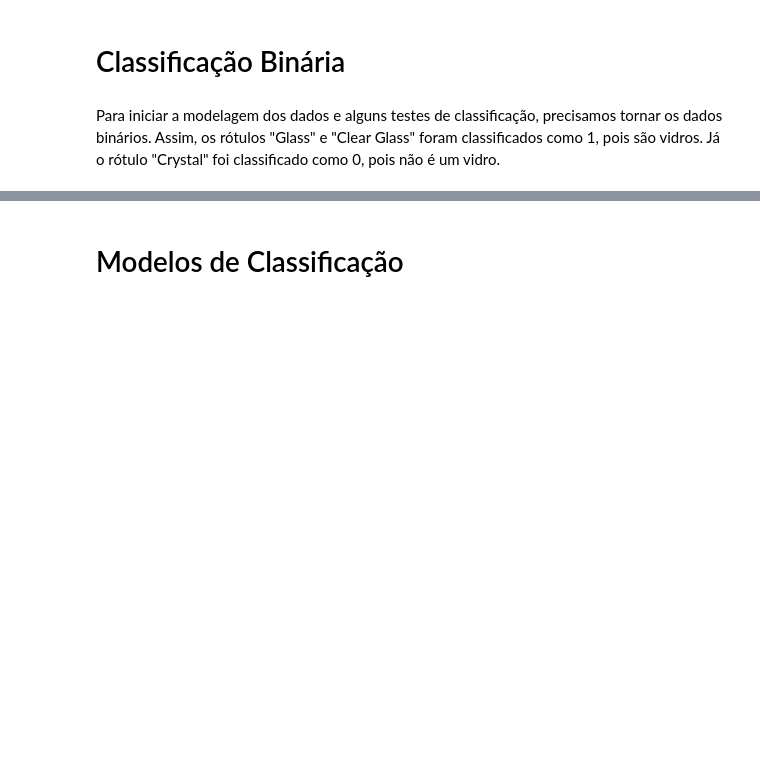
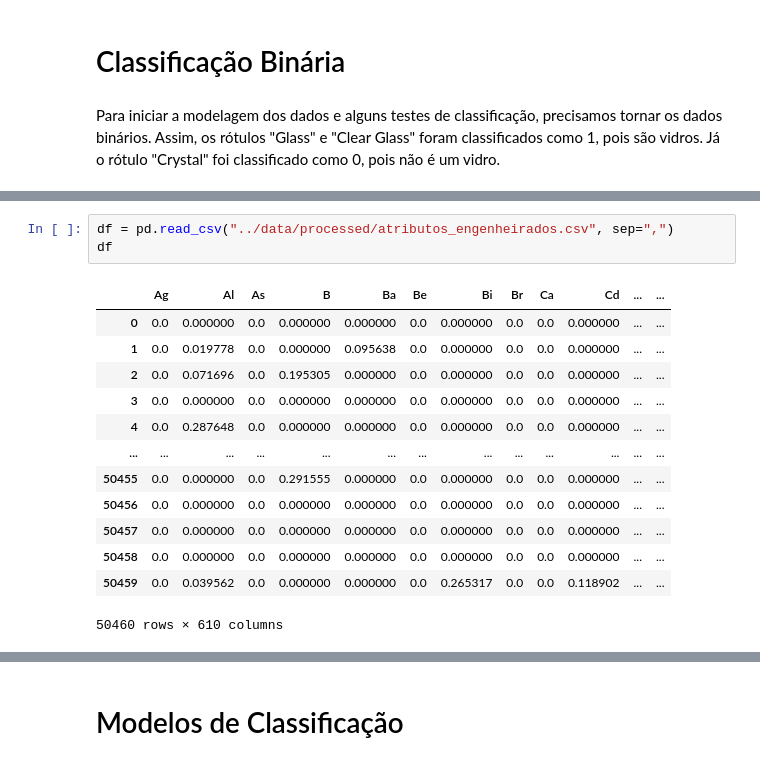
Before and after one commit to drcassar/gfa-models, a Jupyter notebook: notebooks/1.0-acbl-classificadores.ipynb, the cells around one changed output, grey strips where cells are left out. Saved outputs shown, nothing was run; the diff lists cells and outputs as text; blank space fills up the shorter version.

```diff
--- a/notebooks/1.0-acbl-classificadores.ipynb
+++ b/notebooks/1.0-acbl-classificadores.ipynb
@@ -46,0 +45,17 @@ df['Classificacao'] = classifications
+# %%
+df = pd.read_csv("../data/processed/atributos_engenheirados.csv", sep=",")
+df
+# %% [output]
+|  | Ag | Al | As | B | Ba | Be | Bi | Br | Ca | Cd | ... | ... |
+| 0 | 0.0 | 0.000000 | 0.0 | 0.000000 | 0.000000 | 0.0 | 0.000000 | 0.0 | 0.0 | 0.000000 | ... | ... |
+| 1 | 0.0 | 0.019778 | 0.0 | 0.000000 | 0.095638 | 0.0 | 0.000000 | 0.0 | 0.0 | 0.000000 | ... | ... |
+| 2 | 0.0 | 0.071696 | 0.0 | 0.195305 | 0.000000 | 0.0 | 0.000000 | 0.0 | 0.0 | 0.000000 | ... | ... |
+| 3 | 0.0 | 0.000000 | 0.0 | 0.000000 | 0.000000 | 0.0 | 0.000000 | 0.0 | 0.0 | 0.000000 | ... | ... |
+| 4 | 0.0 | 0.287648 | 0.0 | 0.000000 | 0.000000 | 0.0 | 0.000000 | 0.0 | 0.0 | 0.000000 | ... | ... |
+| ... | ... | ... | ... | ... | ... | ... | ... | ... | ... | ... | ... | ... |
+| 50455 | 0.0 | 0.000000 | 0.0 | 0.291555 | 0.000000 | 0.0 | 0.000000 | 0.0 | 0.0 | 0.000000 | ... | ... |
+| 50456 | 0.0 | 0.000000 | 0.0 | 0.000000 | 0.000000 | 0.0 | 0.000000 | 0.0 | 0.0 | 0.000000 | ... | ... |
+| 50457 | 0.0 | 0.000000 | 0.0 | 0.000000 | 0.000000 | 0.0 | 0.000000 | 0.0 | 0.0 | 0.000000 | ... | ... |
+| 50458 | 0.0 | 0.000000 | 0.0 | 0.000000 | 0.000000 | 0.0 | 0.000000 | 0.0 | 0.0 | 0.000000 | ... | ... |
+| 50459 | 0.0 | 0.039562 | 0.0 | 0.000000 | 0.000000 | 0.0 | 0.265317 | 0.0 | 0.0 | 0.118902 | ... | ... |
+50460 rows × 610 columns
```
Also changed, not shown: parts of 19 cells of this notebook, 3 other files.
